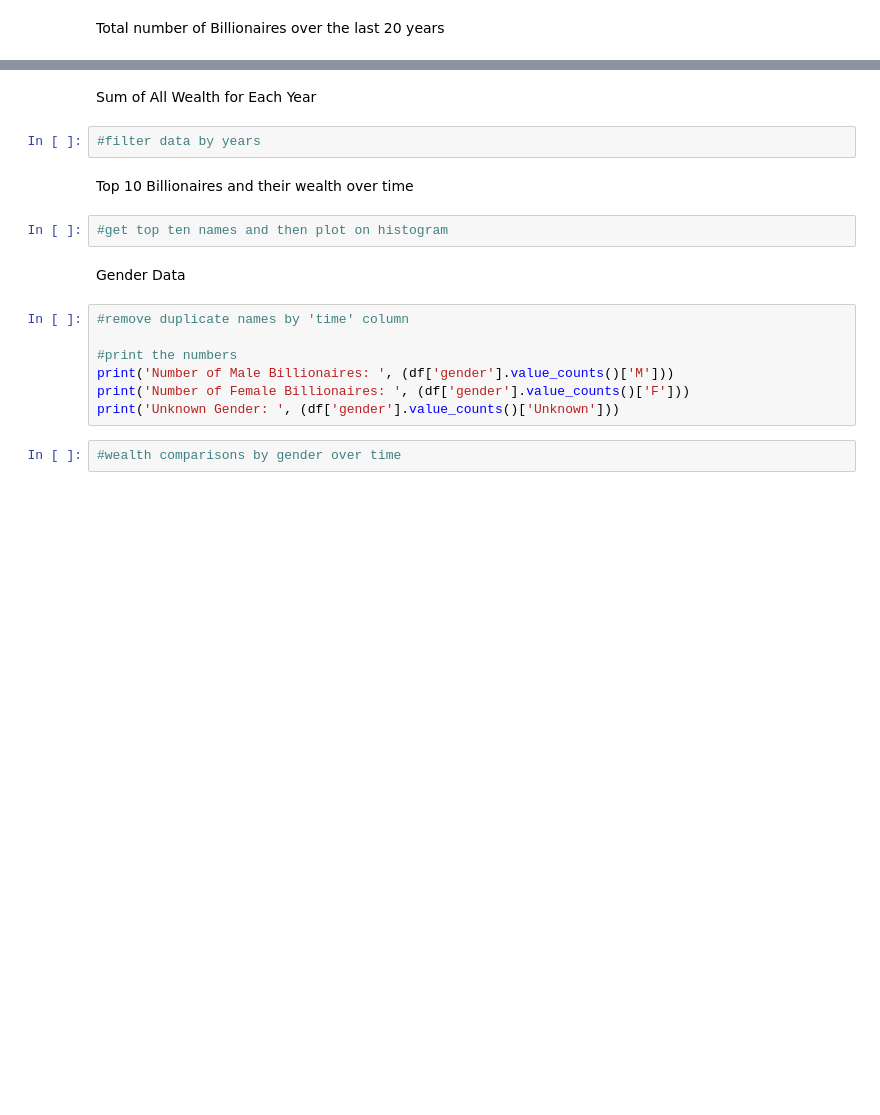
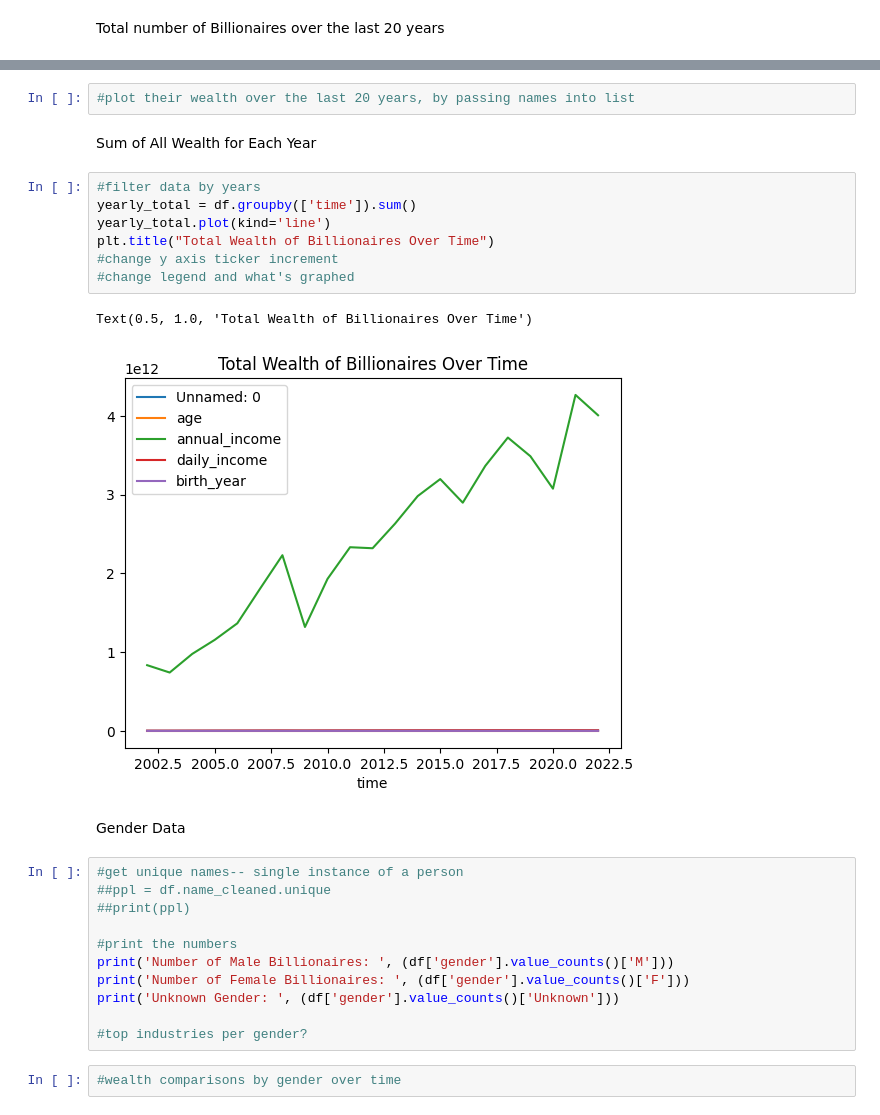
Before and after one commit to thealura/project_billionaires, a Jupyter notebook: PROJECT_1.ipynb, the cells around one changed output, grey strips where cells are left out. Drawn from its saved outputs; the diff is of its cells as text; blank space fills up the shorter version.

Commit message:
second chart- total wealth

```diff
--- a/PROJECT_1.ipynb
+++ b/PROJECT_1.ipynb
@@ -44,20 +68,30 @@ list_of_billionaires =
+# %%
+#plot their wealth over the last 20 years, by passing names into list
 # %% [markdown]
 Sum of All Wealth for Each Year
-# %%
-#filter data by years
-# %% [markdown]
-Top 10 Billionaires and their wealth over time
-# %%
-#get top ten names and then plot on histogram
+# %%
+#filter data by years
+yearly_total = df.groupby(['time']).sum()
+yearly_total.plot(kind='line')
+plt.title("Total Wealth of Billionaires Over Time")
+#change y axis ticker increment
+#change legend and what's graphed
+# %% [output]
+Text(0.5, 1.0, 'Total Wealth of Billionaires Over Time')
+[figure, added]
 # %% [markdown]
 Gender Data
 # %%
-#remove duplicate names by 'time' column
+#get unique names-- single instance of a person
+##ppl = df.name_cleaned.unique
+##print(ppl)
 
 #print the numbers
 print('Number of Male Billionaires: ', (df['gender'].value_counts()['M']))
 print('Number of Female Billionaires: ', (df['gender'].value_counts()['F']))
 print('Unknown Gender: ', (df['gender'].value_counts()['Unknown']))
+
+#top industries per gender?
 # %%
 #wealth comparisons by gender over time
 # %% [markdown]
```
Also changed, not shown: parts of 5 cells of this notebook.
